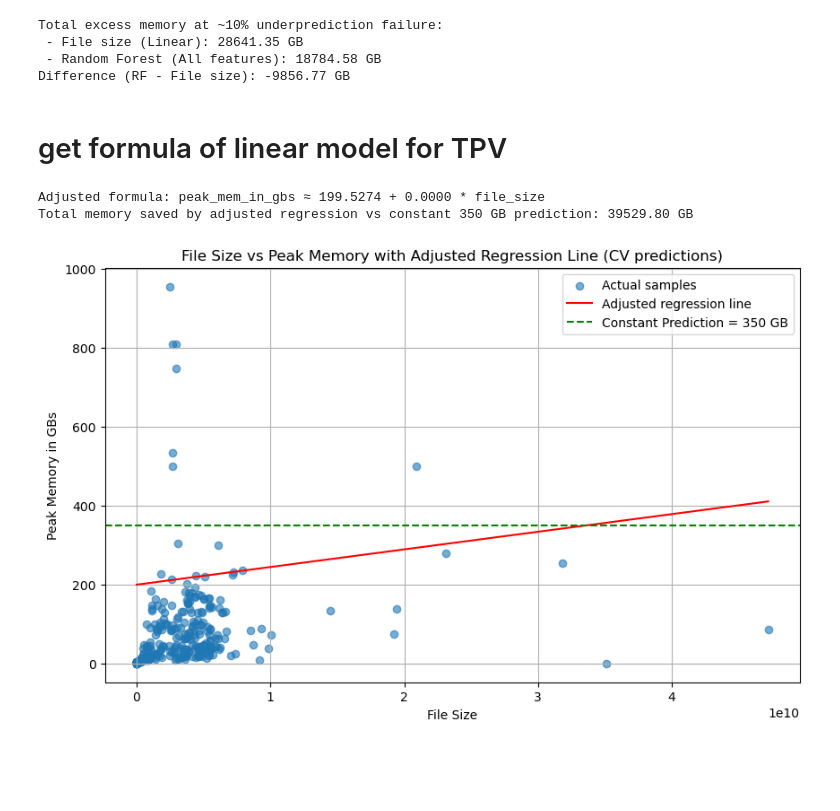
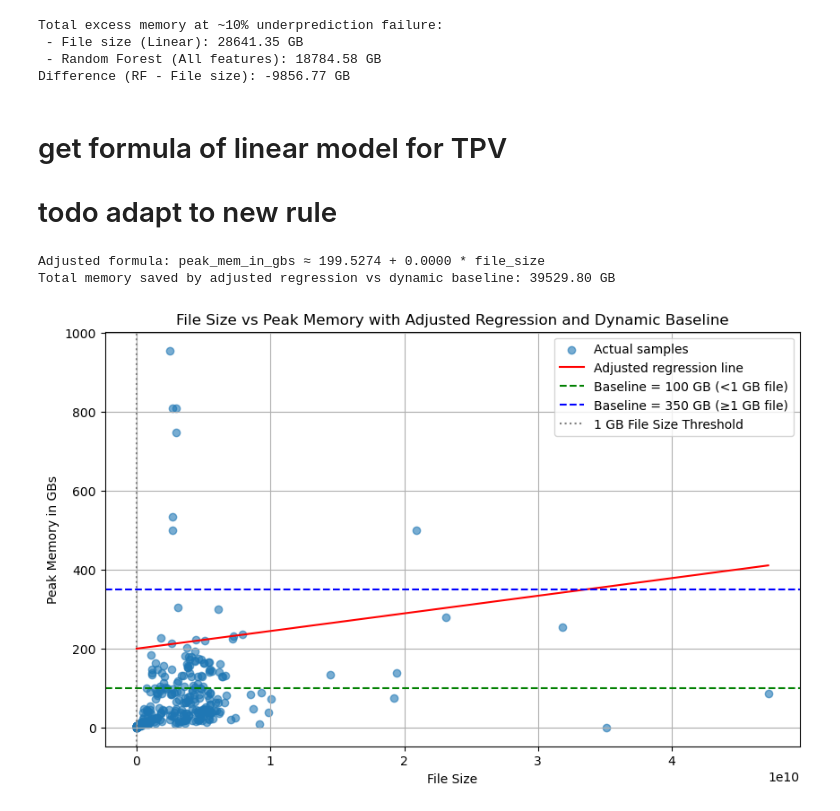
Before and after one commit to usegalaxy-eu/FAIRyMAGs, a Jupyter notebook: Kmer-Memory-Predict/kmer_stats_vs_peak_memory.ipynb, the cells around one changed output. Cells and saved outputs as stored; diff of their text form; code cells hidden in the pictures; blank space fills up the shorter version.

```diff
--- a/Kmer-Memory-Predict/kmer_stats_vs_peak_memory.ipynb
+++ b/Kmer-Memory-Predict/kmer_stats_vs_peak_memory.ipynb
@@ -625,6 +625,7 @@ Total excess memory at ~10% underprediction failure:
 Difference (RF - File size): -9856.77 GB
 # %% [markdown]
 #  get formula of linear model for TPV
+# todo adapt to new rule
 # %%
 import numpy as np
 import matplotlib.pyplot as plt
@@ -664,39 +665,48 @@ if best_adj is None:
     print("No adjustment found that keeps underprediction below 5%. Using no adjustment.")
     best_adj = 0
 
 # Fit model on full data to get coefficients for formula
 model.fit(X, y_values)
 intercept_adj = model.intercept_ + best_adj
 coef = model.coef_[0]
 
 print(f"Adjusted formula: peak_mem_in_gbs ≈ {intercept_adj:.4f} + {coef:.4f} * file_size")
 
-# Calculate saved memory compared to constant 250 GB prediction
+# Predict using the adjusted model
 y_pred_full = intercept_adj + coef * X["file_size"]
-memory_saved = np.maximum(0, 350 - y_pred_full)  # Savings only if regression < 250
+
+# Dynamic baseline: 100 GB if file_size < 1, else 350 GB
+baseline = np.where(X["file_size"] < 1, 100, 350)
+
+# Compute memory saved
+memory_saved = np.maximum(0, baseline - y_pred_full)
 total_saved_memory = memory_saved.sum()
 
-print(f"Total memory saved by adjusted regression vs constant 350 GB prediction: {total_saved_memory:.2f} GB")
+print(f"Total memory saved by adjusted regression vs dynamic baseline: {total_saved_memory:.2f} GB")
 
 # Plot samples and adjusted regression line
 plt.figure(figsize=(10, 6))
 plt.scatter(X["file_size"], y_values, alpha=0.6, label="Actual samples")
 
-# Regression line range
+# Regression line
 x_vals = np.linspace(X["file_size"].min(), X["file_size"].max(), 100)
 y_vals = intercept_adj + coef * x_vals
 plt.plot(x_vals, y_vals, color="red", label="Adjusted regression line")
 
-# Add horizontal line at 250 GB
-plt.axhline(y=350, color='green', linestyle='--', label="Constant Prediction = 350 GB")
+# Plot dynamic baseline lines
+plt.axhline(y=100, color='green', linestyle='--', label="Baseline = 100 GB (<1 GB file)")
+plt.axhline(y=350, color='blue', linestyle='--', label="Baseline = 350 GB (≥1 GB file)")
+
+# Vertical marker for the 1 GB file size threshold
+plt.axvline(x=1.0, color='gray', linestyle=':', label="1 GB File Size Threshold")
 
 plt.xlabel("File Size")
 plt.ylabel("Peak Memory in GBs")
-plt.title("File Size vs Peak Memory with Adjusted Regression Line (CV predictions)")
+plt.title("File Size vs Peak Memory with Adjusted Regression and Dynamic Baseline")
 plt.legend()
 plt.grid(True)
 plt.show()
 # %% [output]
 Adjusted formula: peak_mem_in_gbs ≈ 199.5274 + 0.0000 * file_size
-Total memory saved by adjusted regression vs constant 350 GB prediction: 39529.80 GB
+Total memory saved by adjusted regression vs dynamic baseline: 39529.80 GB
-[figure, old version]
+[figure, new version]
```
Also changed, not shown: 1 other file.
